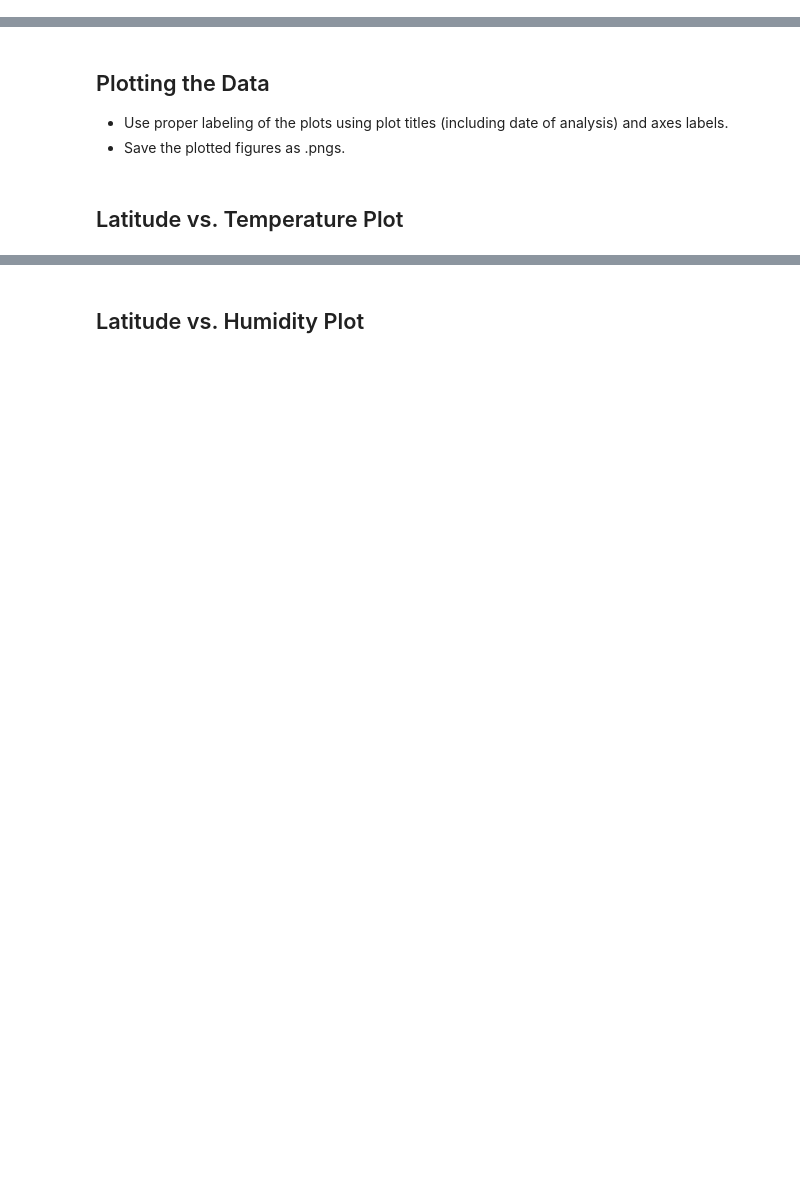
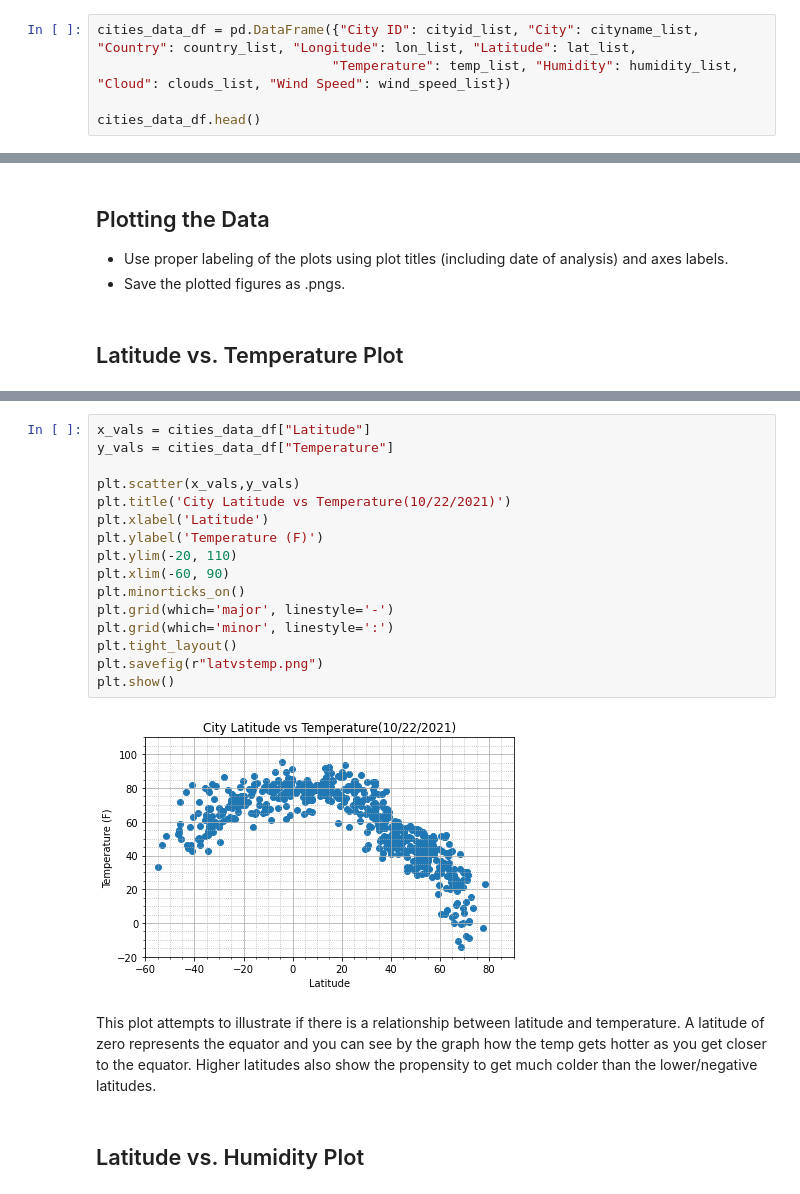
Before and after one commit to cchickowski/OpenWeather-API-Analysis, a Jupyter notebook: WeatherPy.ipynb, the cells around one changed output, grey strips where cells are left out. Saved outputs shown, nothing was run; the diff lists cells and outputs as text; blank space fills up the shorter version.

```diff
--- a/WeatherPy.ipynb
+++ b/WeatherPy.ipynb
@@ -111,0 +134,5 @@ The temperature information received is: [61.07, 62.2, 36.68, 49.89]
+# %%
+cities_data_df = pd.DataFrame({"City ID": cityid_list, "City": cityname_list, "Country": country_list, "Longitude": lon_list, "Latitude": lat_list,
+                              "Temperature": temp_list, "Humidity": humidity_list, "Cloud": clouds_list, "Wind Speed": wind_speed_list})
+
+cities_data_df.head()
@@ -150,2 +160,22 @@ Int64Index([], dtype='int64')
+# %%
+x_vals = cities_data_df["Latitude"]
+y_vals = cities_data_df["Temperature"]
+
+plt.scatter(x_vals,y_vals)
+plt.title('City Latitude vs Temperature(10/22/2021)')
+plt.xlabel('Latitude')
+plt.ylabel('Temperature (F)')
+plt.ylim(-20, 110)
+plt.xlim(-60, 90)
+plt.minorticks_on()
+plt.grid(which='major', linestyle='-')
+plt.grid(which='minor', linestyle=':')
+plt.tight_layout()
+plt.savefig(r"latvstemp.png")
+plt.show()
+# %% [output]
+[figure, added]
+# %% [markdown]
+This plot attempts to illustrate if there is a relationship between latitude and temperature. A latitude of zero represents the equator and you can see by the graph how the temp gets hotter as you get closer to the equator. Higher latitudes also show the propensity to get much colder than the lower/negative latitudes.
 # %% [markdown]
 ## Latitude vs. Humidity Plot
```
Also changed, not shown: parts of 46 cells of this notebook, 15 other files.
